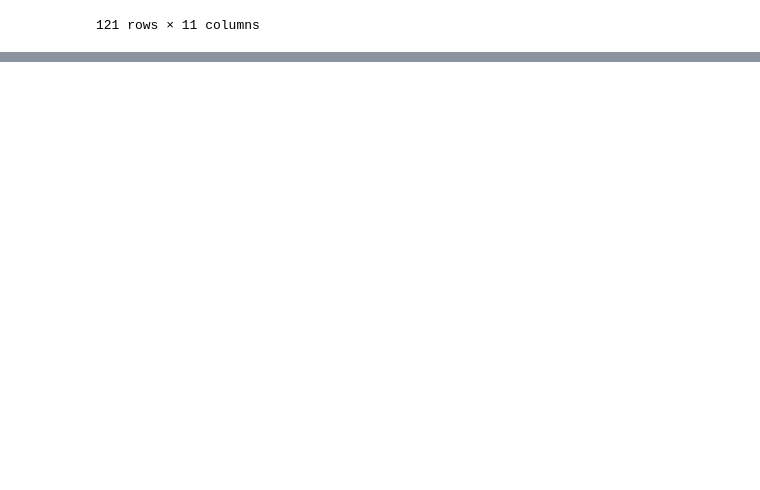
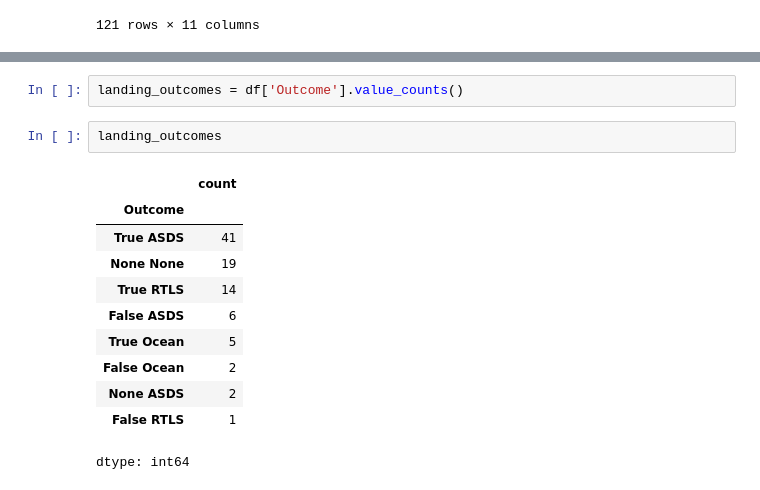
Before and after one commit to david-rivera-g/IBM-data-science, a Jupyter notebook: Data_science_capstone.ipynb, the cells around one changed output, grey strips where cells are left out. Drawn from its saved outputs; the diff is of its cells as text; blank space fills up the shorter version.

```diff
--- a/Data_science_capstone.ipynb
+++ b/Data_science_capstone.ipynb
@@ -473,0 +555,16 @@ df
+# %%
+landing_outcomes = df['Outcome'].value_counts()
+# %%
+landing_outcomes
+# %% [output]
+|  | count |
+| Outcome |  |
+| True ASDS | 41 |
+| None None | 19 |
+| True RTLS | 14 |
+| False ASDS | 6 |
+| True Ocean | 5 |
+| False Ocean | 2 |
+| None ASDS | 2 |
+| False RTLS | 1 |
+dtype: int64
```
Also changed, not shown: parts of 46 cells of this notebook.
